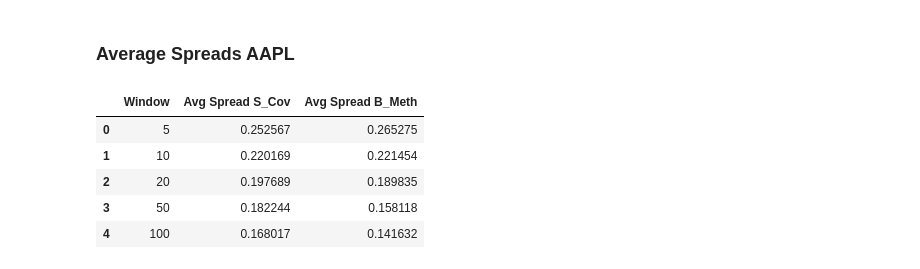
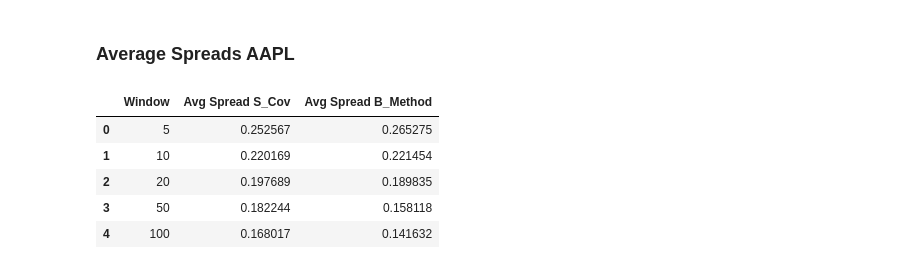
Before and after one commit to AlejandroFlpz/Microestructuras_y_sistemas_de_trading, a Jupyter notebook: Effective Spread.ipynb, the cells around one changed output. Drawn from its saved outputs; the diff is of its cells as text; code cells hidden in the pictures.

```diff
--- a/Effective Spread.ipynb
+++ b/Effective Spread.ipynb
@@ -93,13 +93,13 @@ df_B
 # %%
 avg_spread_per_window = pd.DataFrame({
     'Window': windows,
     'Avg Spread S_Cov':[df_S[f'Spread_{w}'].mean() for w in windows],
-    'Avg Spread B_Meth': [df_B[f'Spread_{w}'].mean() for w in windows]
+    'Avg Spread B_Method': [df_B[f'Spread_{w}'].mean() for w in windows]
 })
 
 avg_spread_per_window
 # %% [output]
-|  | Window | Avg Spread S_Cov | Avg Spread B_Meth |
+|  | Window | Avg Spread S_Cov | Avg Spread B_Method |
 | 0 | 5 | 0.252567 | 0.265275 |
 | 1 | 10 | 0.220169 | 0.221454 |
 | 2 | 20 | 0.197689 | 0.189835 |
```
Also changed, not shown: parts of 1 cell of this notebook.
